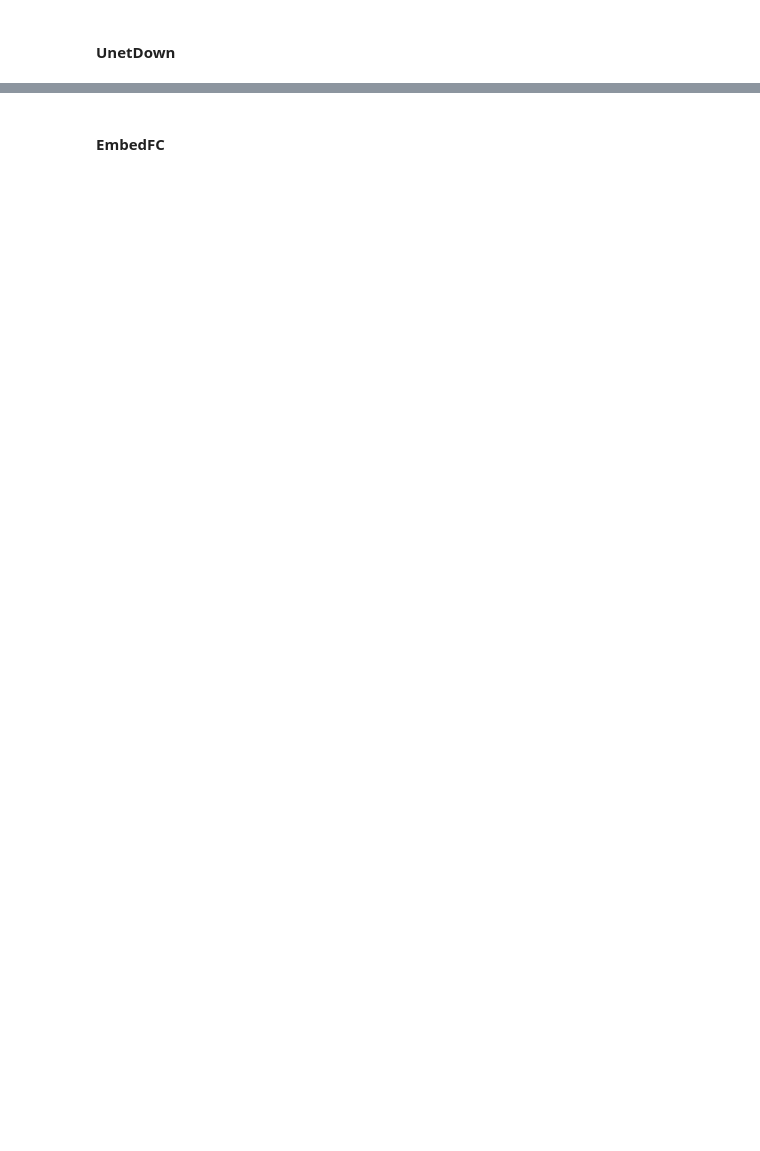
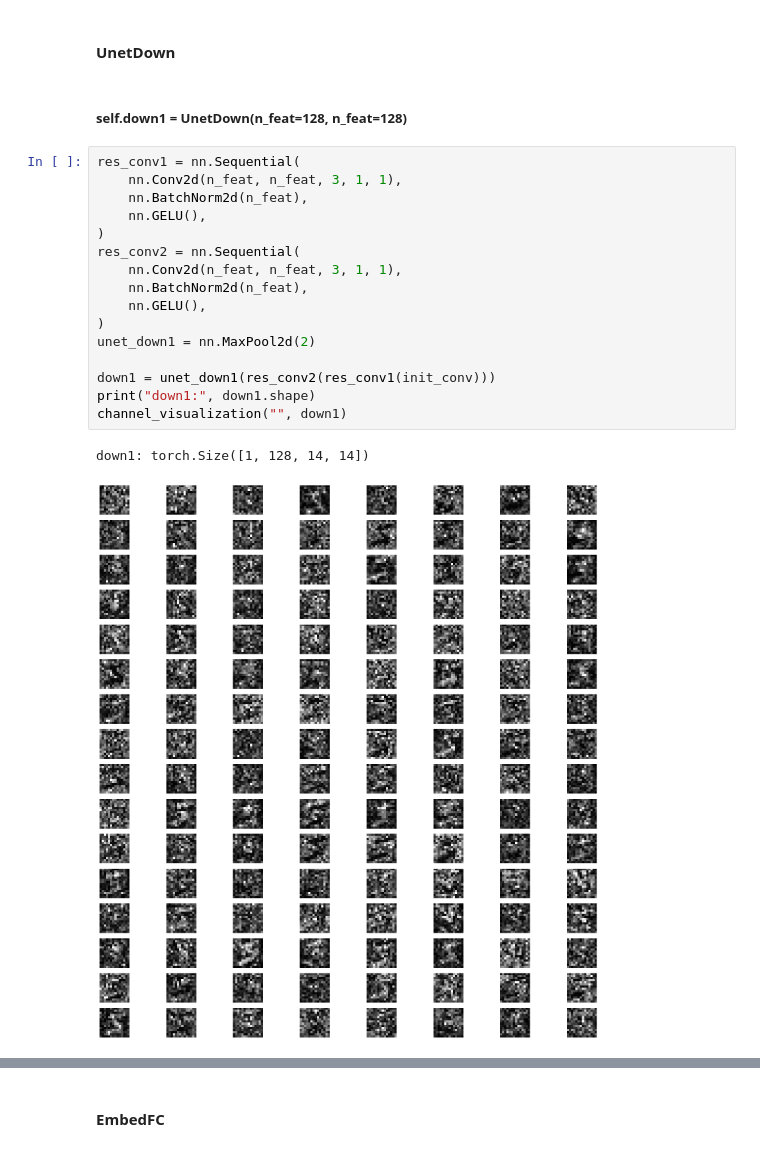
Before and after one commit to Easycelsius/study_ai, a Jupyter notebook: Coditional_Diffusion_MNIST_with_Distribution.ipynb, the cells around one changed output, grey strips where cells are left out. Saved outputs shown, nothing was run; the diff lists cells and outputs as text; blank space fills up the shorter version.

Commit message:
unet up (ongoing)

```diff
--- a/Coditional_Diffusion_MNIST_with_Distribution.ipynb
+++ b/Coditional_Diffusion_MNIST_with_Distribution.ipynb
@@ -491,2 +624,23 @@ new c (flip) = c * context_mask:  tensor([[-0., -0., -0., -0., -0., -1., -0., -0
 # %% [markdown]
 #### UnetDown
+# %% [markdown]
+##### self.down1 = UnetDown(n_feat=128, n_feat=128)
+# %%
+res_conv1 = nn.Sequential(
+    nn.Conv2d(n_feat, n_feat, 3, 1, 1),
+    nn.BatchNorm2d(n_feat),
+    nn.GELU(),
+)
+res_conv2 = nn.Sequential(
+    nn.Conv2d(n_feat, n_feat, 3, 1, 1),
+    nn.BatchNorm2d(n_feat),
+    nn.GELU(),
+)
+unet_down1 = nn.MaxPool2d(2)
+
+down1 = unet_down1(res_conv2(res_conv1(init_conv)))
+print("down1:", down1.shape)
+channel_visualization("", down1)
+# %% [output]
+down1: torch.Size([1, 128, 14, 14])
+[figure, added]
```
Also changed, not shown: parts of 30 cells of this notebook.
